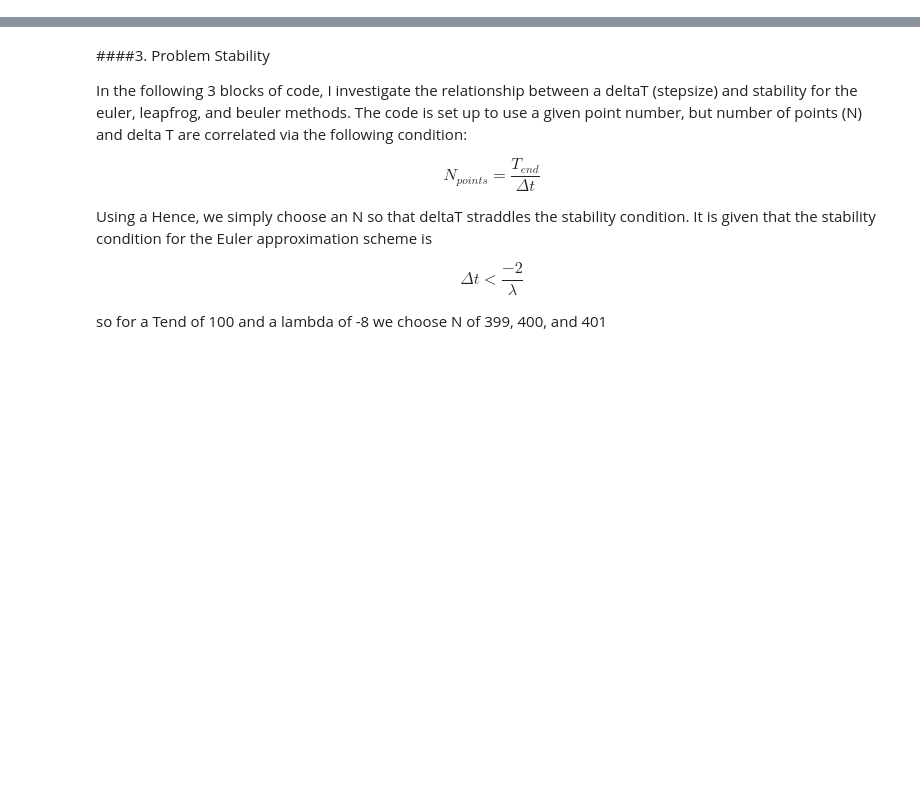
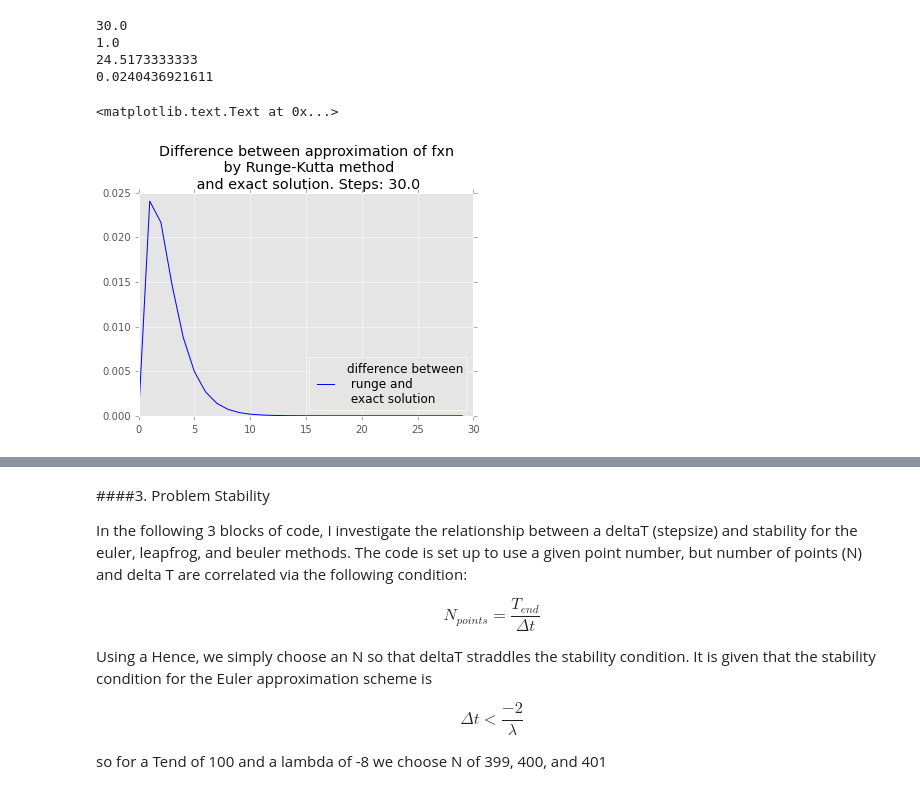
Before and after one commit to tjarnikova/numeric, a Jupyter notebook: lab2/Asst2Soln.ipynb, the cells around one changed output, grey strips where cells are left out. Drawn from its saved outputs; the diff is of its cells as text; code cells hidden in the pictures; blank space fills up the shorter version.

```diff
--- a/lab2/Asst2Soln.ipynb
+++ b/lab2/Asst2Soln.ipynb
@@ -174,0 +160,40 @@ plt.show()
+# %%
+import matplotlib.pyplot as plt
+%matplotlib inline
+from numlabs.lab2.lab2_functions import euler,runge,leapfrog
+import numpy as np
+plt.style.use('ggplot')
+
+theFuncs={'euler':euler,'leapfrog':leapfrog,'runge':runge}
+
+Ta= 20
+To= 30
+tend = 30.0
+theLambda=-0.8
+npts=30.
+points = str(npts)
+print(points)
+funChoice = 'runge'
+
+exactTime=np.empty([npts,],np.float)
+exactTemp=np.empty_like(exactTime)
+for i in np.arange(0,npts):
+    exactTime[i] = tend*i/npts
+    exactTemp[i] = Ta + (To-Ta)*np.exp(theLambda*exactTime[i])
+
+approxTime_euler,approxTemp_euler=theFuncs[funChoice](npts,tend,To,Ta,theLambda)
+difference_euler = approxTemp_euler - exactTemp
+plt.plot(exactTime,difference_euler,'b', label = "difference between \n runge and \n exact solution")
+print(approxTime_euler[1])
+print(approxTemp_euler[1])
+print(difference_euler[1])
+plt.legend( loc='lower right' )
+titl = "Difference between approximation of fxn \n by Runge-Kutta method \n and exact solution. Steps: " + points
+plt.title(titl)
+# %% [output]
+30.0
+1.0
+24.5173333333
+0.0240436921611
+<matplotlib.text.Text at 0x...>
+[figure, added]
```
Also changed, not shown: parts of 12 cells of this notebook, 5 other files.
